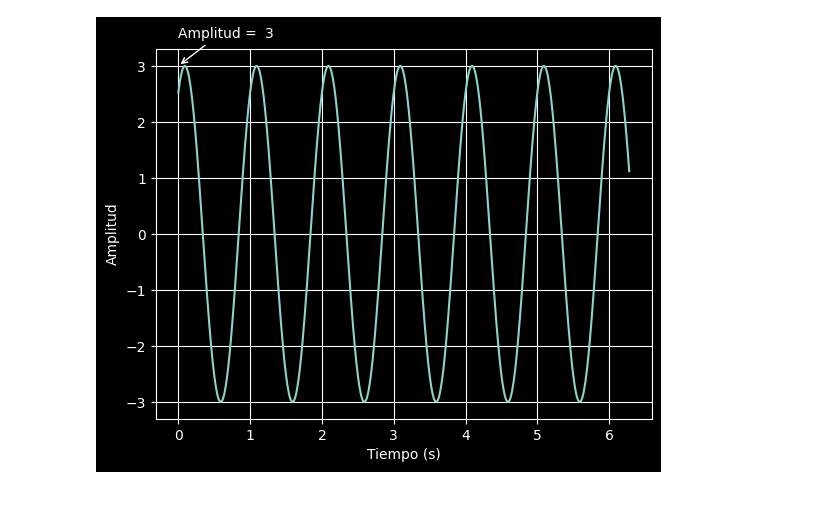
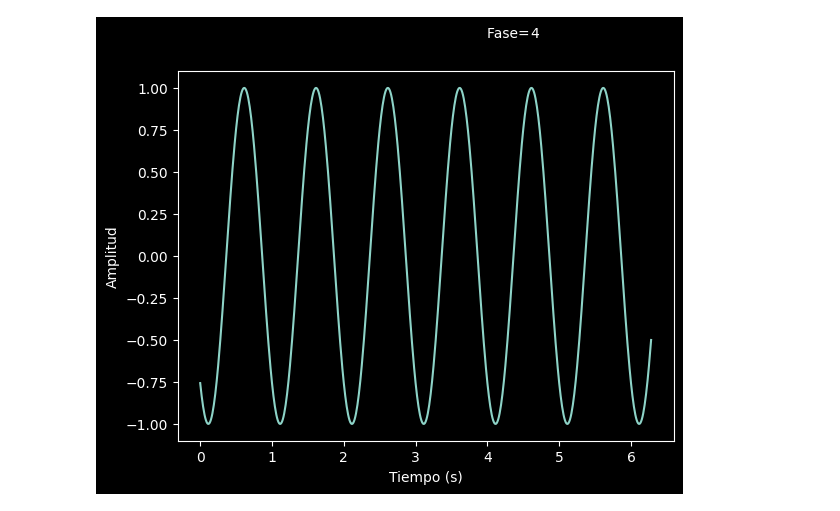
Before and after one commit to diegopalaciosp/Propiedades-de-las-se-ales-senoidales, a Jupyter notebook: modulo_eduardo.ipynb, the cells around one changed output. Cells and saved outputs as stored; diff of their text form; code cells hidden in the pictures.

```diff
--- a/modulo_eduardo.ipynb
+++ b/modulo_eduardo.ipynb
@@ -65,17 +95,11 @@ plt.show()
 # %%
-from math import sin, pi
-import matplotlib.pyplot as plt
-from matplotlib.pyplot import figure
-import numpy as np
 
-%matplotlib inline
-#Graficar el concepto de frecuencia de una señal senoidal
-
+#Graficar el concepto de amplitud de una señal senoidal
 def sinu(A: float, f: float, phi: float, t: float) -> float:
     return A*sin(2*pi*f*t + phi)
 
-amp = 1
-freq = 3
+amp = 2
+freq = 1
 phase = 1
 x_max = 2*pi
 x_min = 0
@@ -84,12 +108,11 @@ step = 0.01
 x = np.arange(x_min, x_max, step)
 y = [sinu(amp, freq, phase, time) for time in x]
 
-plt.annotate('Frecuencia = ', xy=(2.2, 1), xytext=(3, 1.5),arrowprops=dict(arrowstyle='->'),)
-
+plt.annotate('Amplitud = ', xy=(0, amp), xytext=(0, amp+0.5),arrowprops=dict(arrowstyle='->'),)
+plt.style.use('dark_background')
 plt.plot(x,y)
-plt.text(4.3, 1.5 , freq)
+plt.text(1.2, amp+0.5 , amp)
 plt.xlabel("Tiempo (s)")
 plt.ylabel("Amplitud")
-plt.grid(True)
 plt.show()
 # %% [output]
@@ -97,32 +120,25 @@ plt.show()
 # %%
-from math import sin, pi
-import matplotlib.pyplot as plt
-from matplotlib.pyplot import figure
-import numpy as np
 
-%matplotlib inline
-
-#Graficar el concepto de amplitud de una señal senoidal
+#Graficar el concepto de fase de una señal senoidal
 def sinu(A: float, f: float, phi: float, t: float) -> float:
     return A*sin(2*pi*f*t + phi)
 
-amp = 3
+amp = 1
 freq = 1
-phase = 1
+phase = 4
 x_max = 2*pi
 x_min = 0
 step = 0.01
 
 x = np.arange(x_min, x_max, step)
 y = [sinu(amp, freq, phase, time) for time in x]
 
-plt.annotate('Amplitud = ', xy=(0, amp), xytext=(0, amp+0.5),arrowprops=dict(arrowstyle='->'),)
-
+plt.style.use('dark_background')
 plt.plot(x,y)
-plt.text(1.2, amp+0.5 , amp)
+plt.text(4, amp+0.3 , 'Fase= ')
+plt.text(4.6, amp+0.3 , phase)
 plt.xlabel("Tiempo (s)")
 plt.ylabel("Amplitud")
-plt.grid(True)
 plt.show()
 # %% [output]
-[figure, old version]
+[figure, new version]
```
Also changed, not shown: parts of 5 cells of this notebook.
